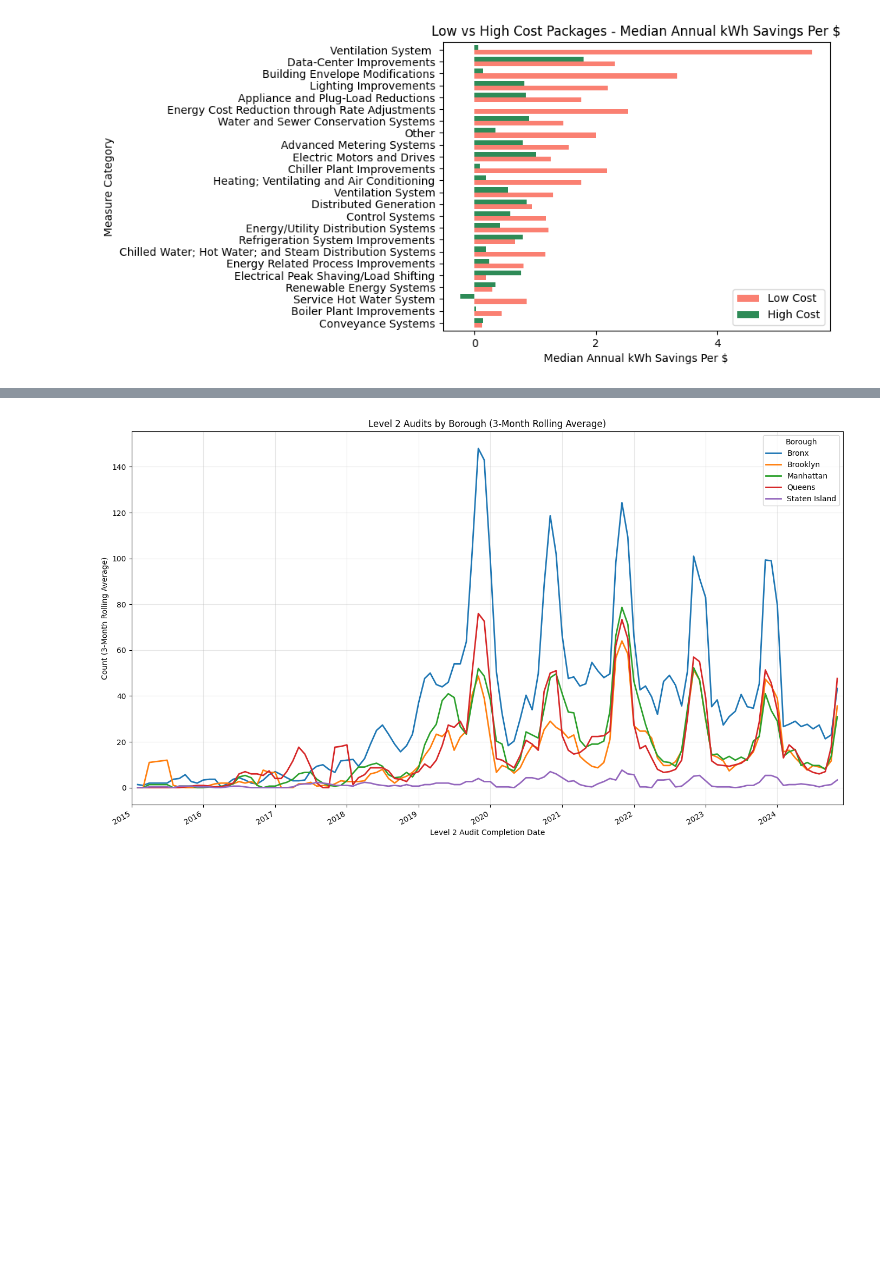
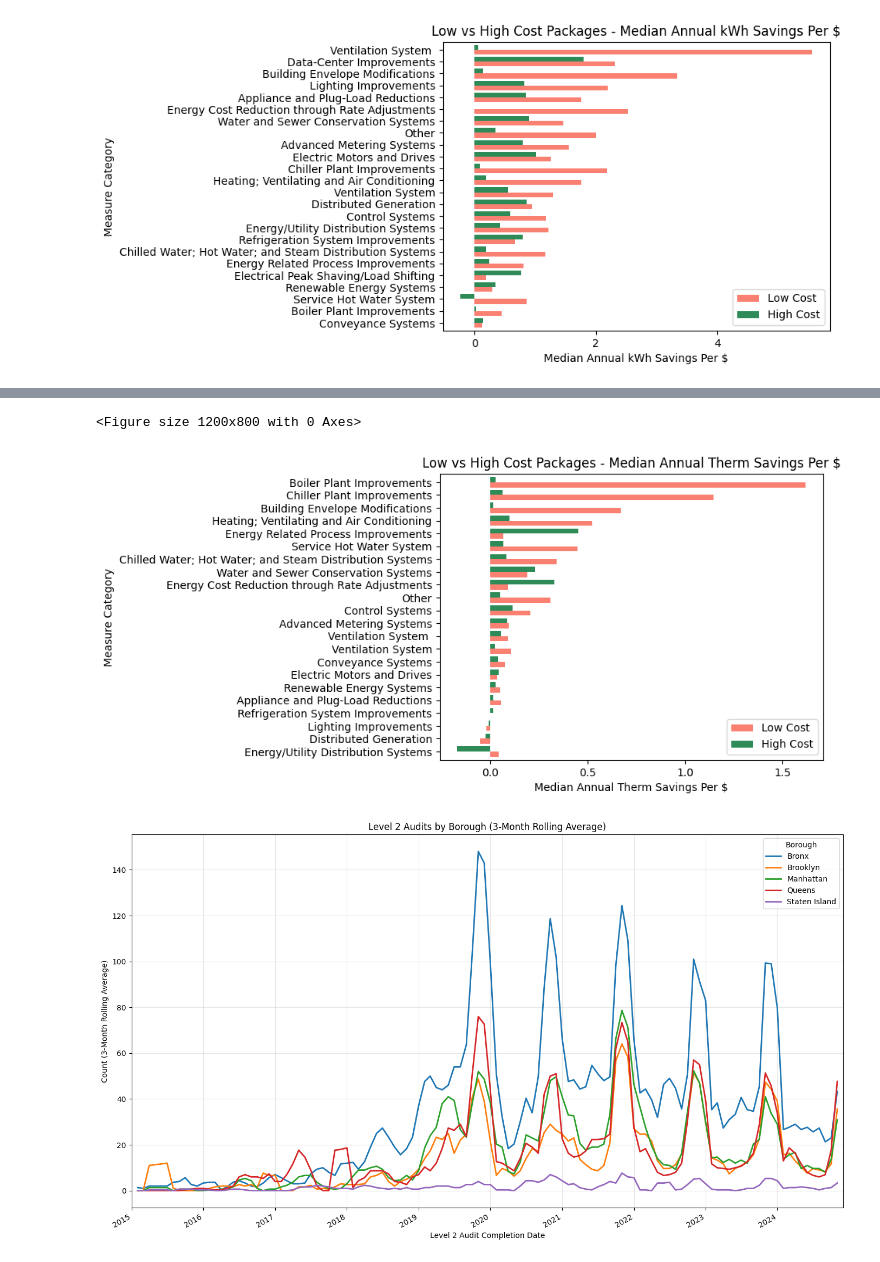
Before and after one commit to linusghanadan/nyserda-project, a Jupyter notebook: nyserda-project.ipynb, the cells around one changed output, grey strips where cells are left out. Drawn from its saved outputs; the diff is of its cells as text; code cells hidden in the pictures; blank space fills up the shorter version.

```diff
--- a/nyserda-project.ipynb
+++ b/nyserda-project.ipynb
@@ -142,3 +177,39 @@ plt.show()
+# %%
+# Aggregate by measure category
+gas_low_cost_savings = gas_low_cost_df.groupby('Measure_Categories_ECM1')['Savings_per_Cost'].median()
+gas_high_cost_savings = gas_high_cost_df.groupby('Measure_Categories_ECM1')['Savings_per_Cost'].median()
+
+# Combine into one dataframe
+combined_df = pd.DataFrame({
+    'Low Cost': gas_low_cost_savings,
+    'High Cost': gas_high_cost_savings
+}).fillna(0)
+
+# Remove 'Uncategorized' row
+combined_df = combined_df[combined_df.index != 'Uncategorized']
+
+# Sort by total (sum of both)
+combined_df['Total'] = combined_df['Low Cost'] + combined_df['High Cost']
+combined_df = combined_df.sort_values('Total')
+combined_df = combined_df.drop('Total', axis=1)
+
+# Create grouped bar chart
+plt.figure(figsize=(12, 8))
+ax = combined_df.plot(kind='barh', color=['salmon', 'seagreen'], width=0.8)
+
+# Reduce number of ticks
+ax.locator_params(axis='x', nbins=6)
+
+plt.title('Low vs High Cost Packages - Median Annual Therm Savings Per $', loc='center')
+plt.xlabel('Median Annual Therm Savings Per $', loc='center')
+plt.ylabel('Measure Category')
+plt.legend(loc='lower right')
+
+#plt.tight_layout()
+plt.show()
+# %% [output]
+<Figure size 1200x800 with 0 Axes>
+[figure, added]
 # %%
 import matplotlib.dates as mdates
 
```
Also changed, not shown: parts of 3 cells of this notebook.
